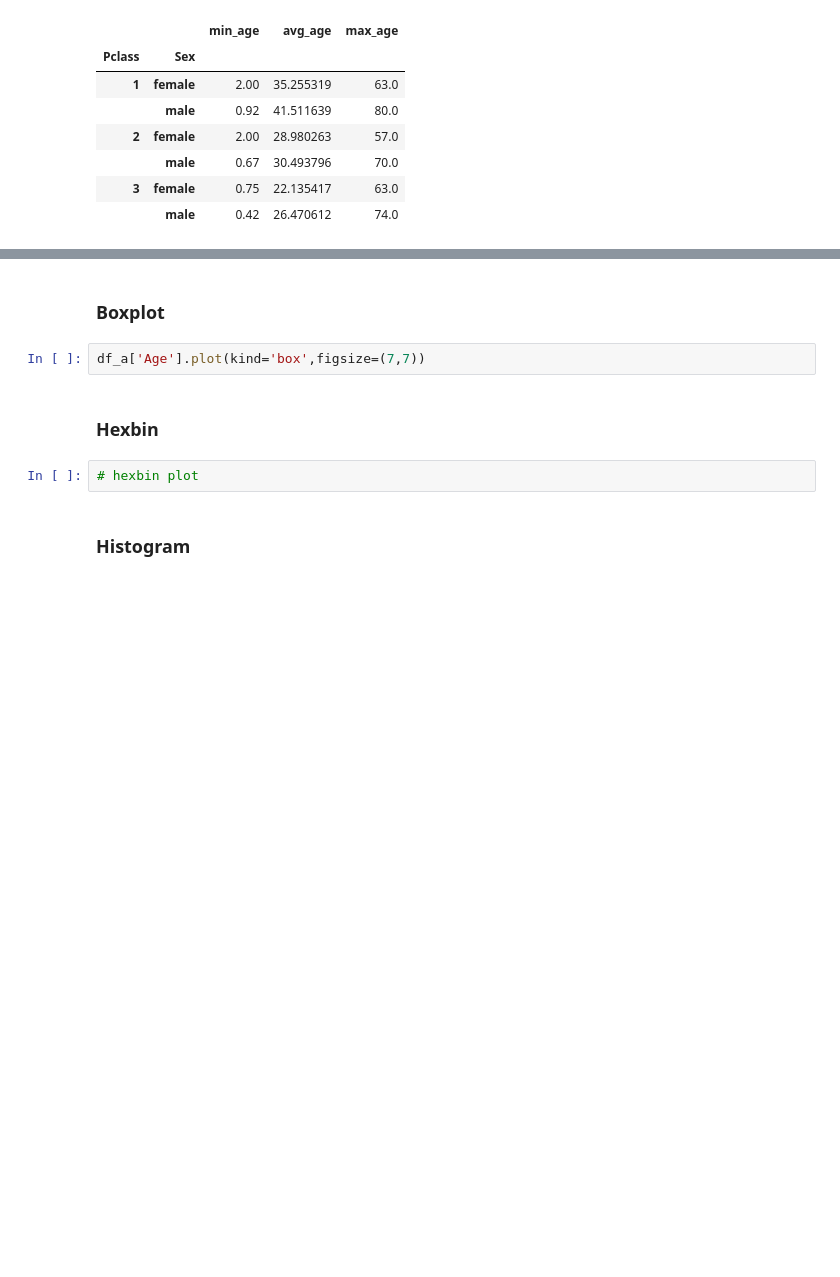
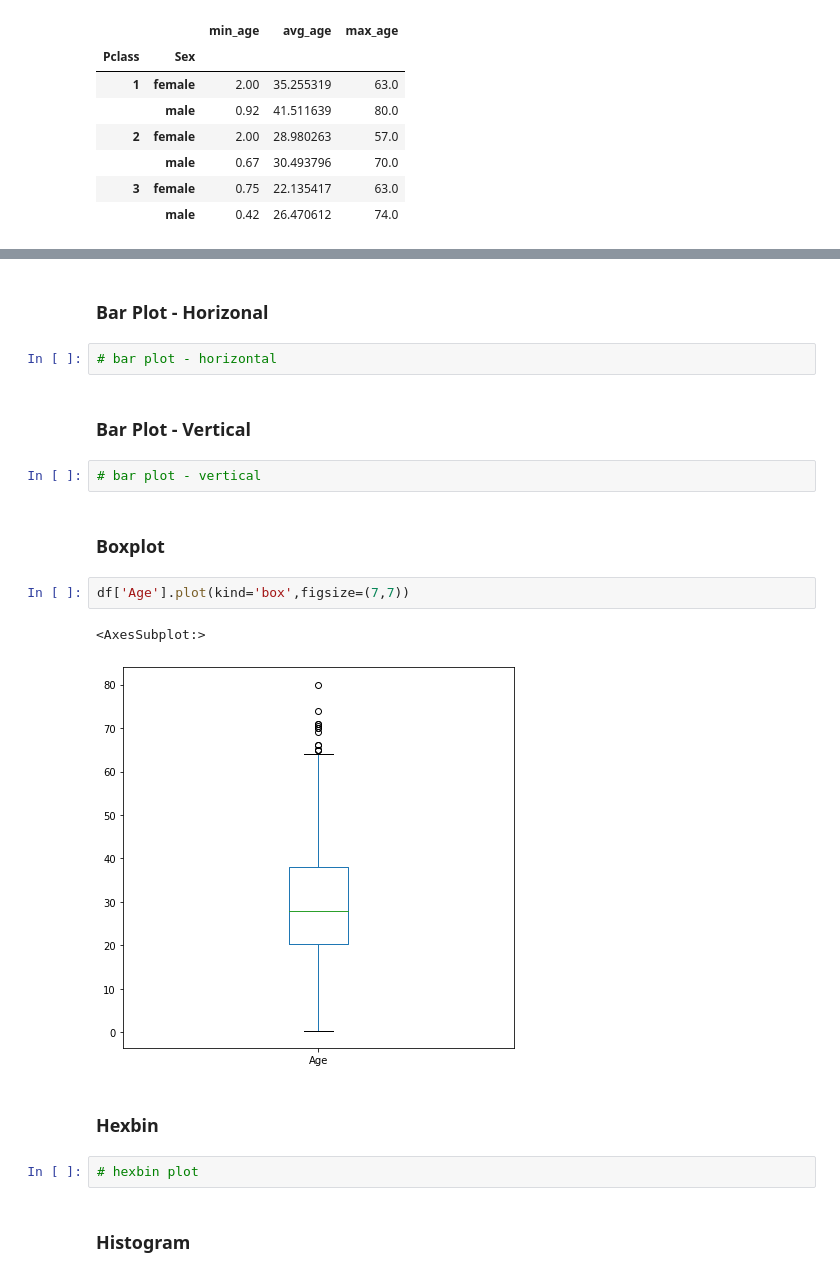
Before and after one commit to davidwhitemsm/cookbooks, a Jupyter notebook: exploratory_data_analysis_with_python_cookbook.ipynb, the cells around one changed output, grey strips where cells are left out. Saved outputs shown, nothing was run; the diff lists cells and outputs as text; blank space fills up the shorter version.

Commit message:
added some pandas plots q q
q
git add exploratory_data_analysis_with_python_cookbook.ipynb
q

pwd

```diff
--- a/exploratory_data_analysis_with_python_cookbook.ipynb
+++ b/exploratory_data_analysis_with_python_cookbook.ipynb
@@ -660,11 +652,22 @@ df.groupby(['Pclass','Sex']).agg(min_age = ('Age','min'), avg_age = ('Age', 'mea
+# %% [markdown]
+### Bar Plot - Horizonal
+# %%
+# bar plot - horizontal
+# %% [markdown]
+### Bar Plot - Vertical
+# %%
+# bar plot - vertical
 # %% [markdown]
 ### Boxplot
 # %%
-df_a['Age'].plot(kind='box',figsize=(7,7))
+df['Age'].plot(kind='box',figsize=(7,7))
+# %% [output]
+<AxesSubplot:>
+[figure, added]
-# %% [markdown]
-### Hexbin
-# %%
-# hexbin plot
+# %% [markdown]
+### Hexbin
+# %%
+# hexbin plot
 # %% [markdown]
 ### Histogram
 # %%
```
Also changed, not shown: parts of 122 cells of this notebook.
